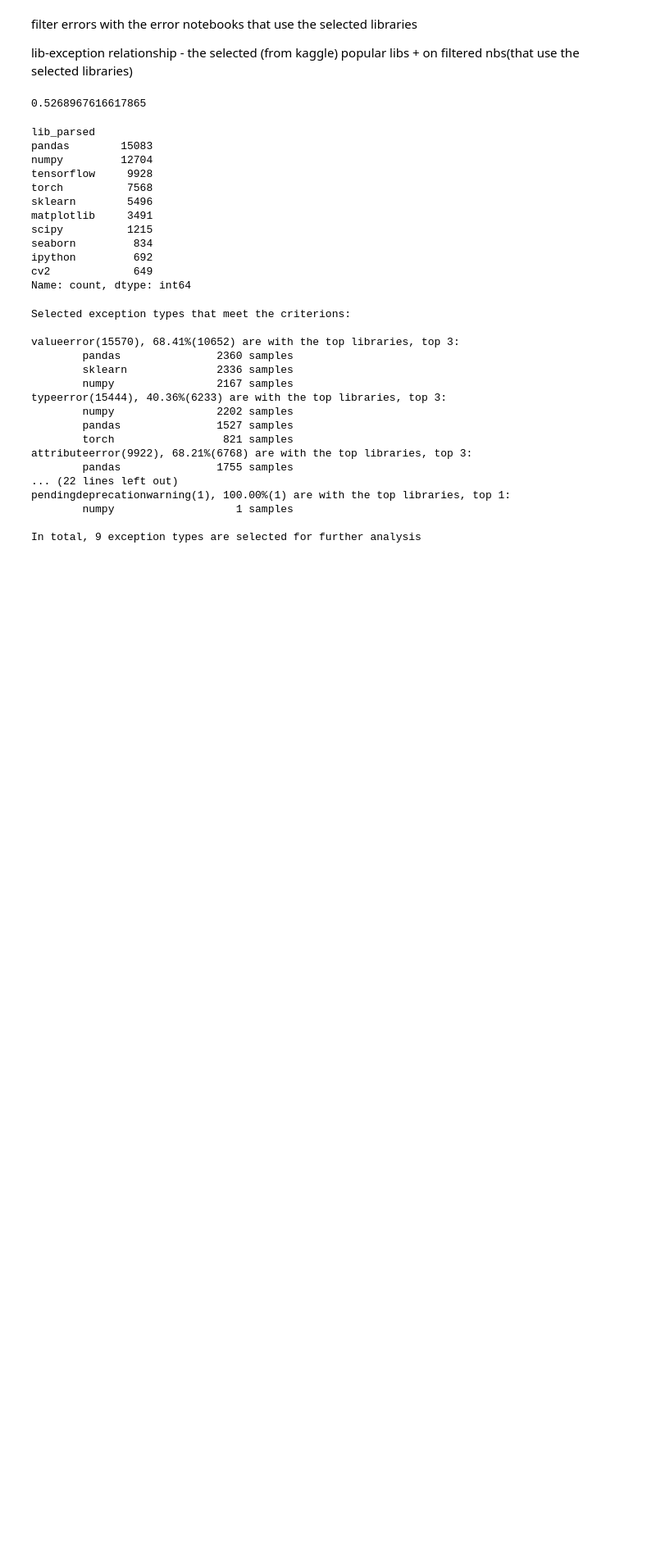
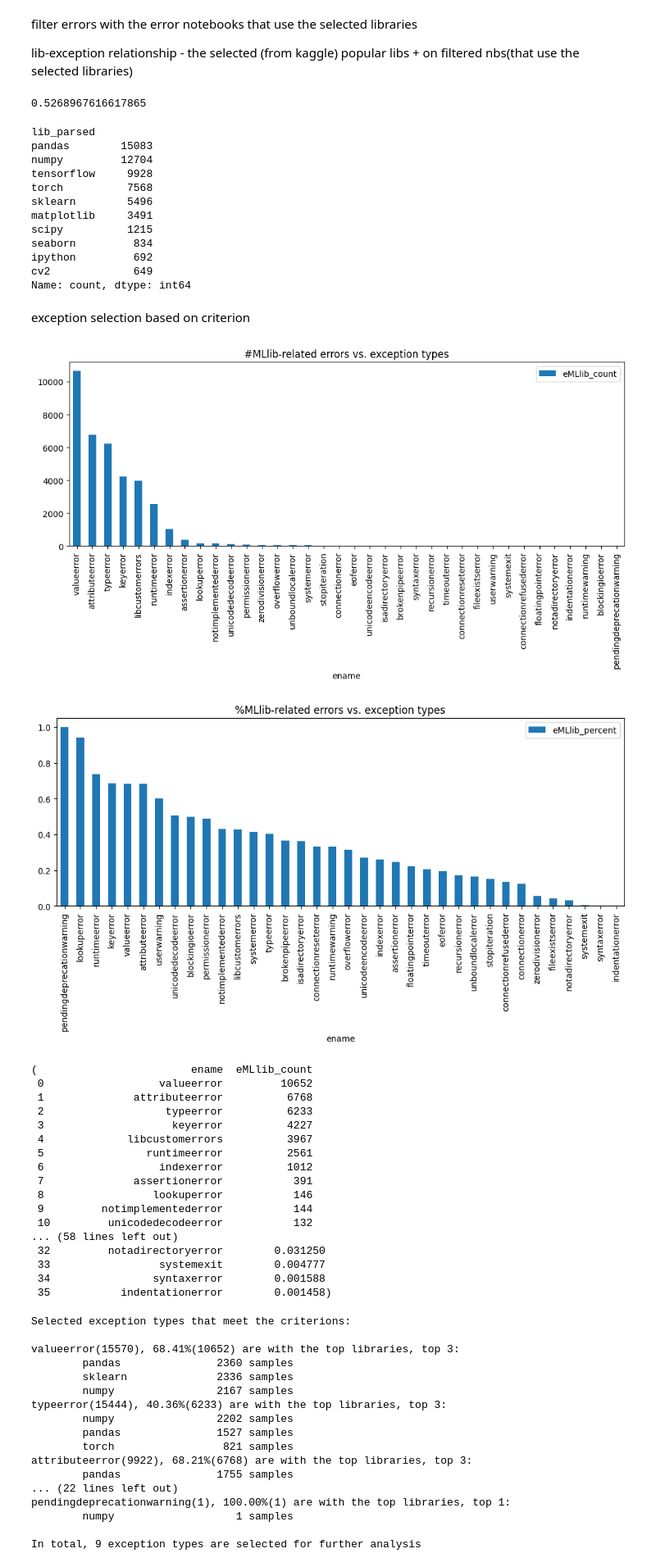
Before and after one commit to PELAB-LiU/jupyter_nbs_empirical, a Jupyter notebook: notebook_error_analysis-libs.ipynb, the cells around one changed output. Shown at 82% size. Cells and saved outputs as stored; diff of their text form; code cells hidden in the pictures; blank space fills up the shorter version.

```diff
--- a/notebook_error_analysis-libs.ipynb
+++ b/notebook_error_analysis-libs.ipynb
@@ -222 +231,31 @@ df2_err_builtin_exps_filtered.to_excel(r"C:\Users\yirwa29\Downloads\Dataset-Nb\n
+# %% [markdown]
+exception selection based on criterion
+# %%
+import pandas as pd
+import util
+
+path_err_nbs = r"C:\Users\yirwa29\Downloads\Dataset-Nb"
+df2_err = pd.read_excel(path_err_nbs+"/nberror_g_all_p6.xlsx")
+# %%
+util.visulize_exps_MLlibs(df2_err)
+# %% [output]
+[figure, added]
+[figure, added]
+(                        ename  eMLlib_count
+ 0                  valueerror         10652
+ 1              attributeerror          6768
+ 2                   typeerror          6233
+ 3                    keyerror          4227
+ 4             libcustomerrors          3967
+ 5                runtimeerror          2561
+ 6                  indexerror          1012
+ 7              assertionerror           391
+ 8                 lookuperror           146
+ 9         notimplementederror           144
+ 10         unicodedecodeerror           132
+... (58 lines left out)
+ 32         notadirectoryerror        0.031250
+ 33                 systemexit        0.004777
+ 34                syntaxerror        0.001588
+ 35           indentationerror        0.001458)
 # %%
```
Also changed, not shown: parts of 9 cells of this notebook, 2 other files.
